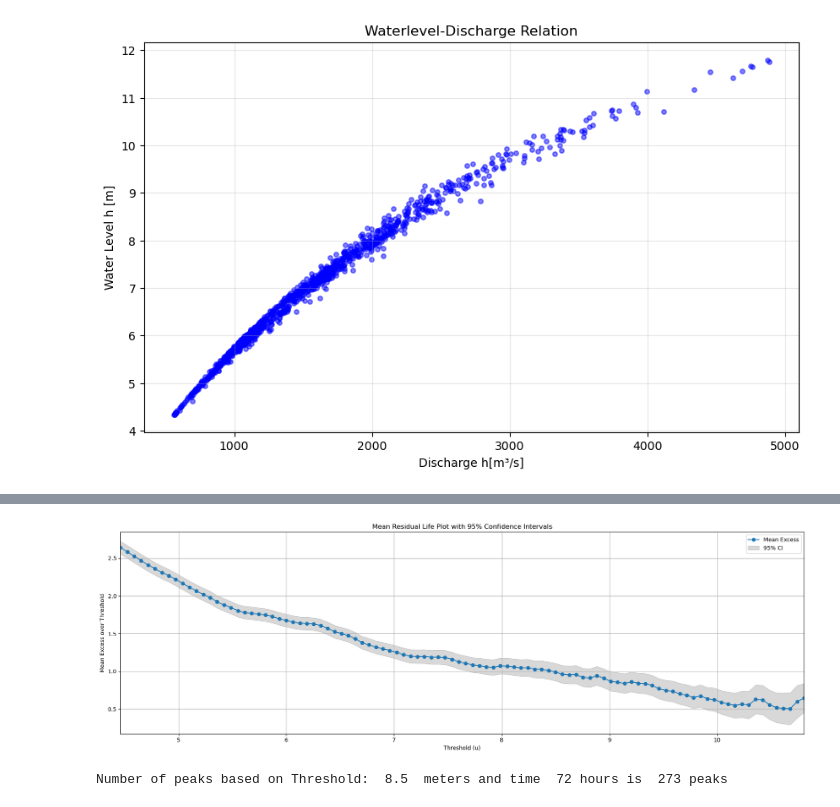
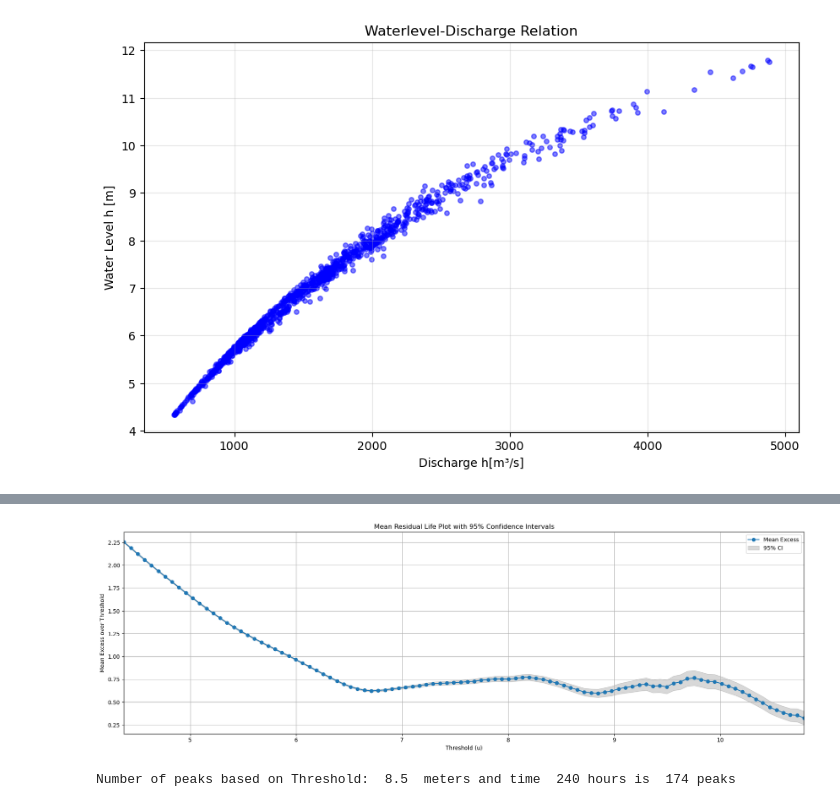
Before and after one commit to Loe-SS/MORE, a Jupyter notebook: EVA Discharge.ipynb, the cells around one changed output, grey strips where cells are left out. Saved outputs shown, nothing was run; the diff lists cells and outputs as text; code cells hidden in the pictures.

```diff
--- a/EVA Discharge.ipynb
+++ b/EVA Discharge.ipynb
@@ -286,13 +259,13 @@ ci_lower = []
 ci_upper = []
 
 for u in thresholds:
-    excess = h[h > u] - u
+    excess = h_sim[h_sim > u] - u
     n = len(excess)
     if n > 1:
         mean = excess.mean()
         std = excess.std(ddof=1)
         se = std / np.sqrt(n)
-        ci = 1.96 * se  # 95% confidence interval
+        ci = 1.96 * se
         mean_excess.append(mean)
         ci_lower.append(mean - ci)
         ci_upper.append(mean + ci)
@@ -302,34 +275,34 @@ for u in thresholds:
         ci_upper.append(np.nan)
     else:
         mean_excess.append(np.nan)
         ci_lower.append(np.nan)
         ci_upper.append(np.nan)
 
 thr = np.asarray(thresholds)
 me  = np.asarray(mean_excess)
 lo  = np.asarray(ci_lower)
 up  = np.asarray(ci_upper)
 
 
 
 fig, ax = plt.subplots(figsize=(18, 6))
 ax.plot(thr, me, marker='o', label='Mean Excess')
 ax.fill_between(thr, lo, up, color='gray', alpha=0.3, label='95% CI')
 
 
 finite = np.isfinite(me)
 ax.set_xlim(thr[finite].min(), thr[finite].max())
 ax.set_xmargin(0)
 
 ax.set_xlabel('Threshold (u)')
 ax.set_ylabel('Mean Excess over Threshold')
 ax.set_title('Mean Residual Life Plot with 95% Confidence Intervals')
 ax.legend()
 ax.grid(True)
 plt.tight_layout()
 plt.show()
 # %% [output]
-[figure, old version]
+[figure, new version]
 # %%
 def pot_method(series, threshold, min_sep_samples):
     """
@@ -339,7 +312,6 @@ def pot_method(series, threshold, min_sep_samples):
     threshold: float (min peak height)
     min_sep_samples: int (min separation in samples; e.g., 24h @ 3-hourly -> 8)
     """
-    # ensure 1D array for peak finding
     if isinstance(series, pd.Series):
         y = series.to_numpy()
     else:
@@ -348,18 +320,16 @@ def pot_method(series, threshold, min_sep_samples):
     distance = max(1, int(min_sep_samples))
     idx_pos, props = find_peaks(y, height=threshold, distance=distance)
 
-    # return peaks with the original index if it's a Series
     if isinstance(series, pd.Series):
-        peaks = series.iloc[idx_pos]  # <-- positional selection, not .loc
+        peaks = series.iloc[idx_pos]
     else:
         peaks = pd.Series(y[idx_pos], index=idx_pos)
 
     return idx_pos, peaks
 
-threshold = 8.5 # TODO realistische threshold waarde
+threshold = 8.5 # in meters
 
-dtime_hours = 72 # TODO
-dtime = dtime_hours // 24
+d_time = 10 # in days
 
 tare = threshold
 
@@ -368,7 +338,7 @@ indices,pot_maxima = pot_method(h_sim, threshold, dtime)
 kmax = len(pot_maxima)
 print("Number of peaks based on Threshold: ",threshold," meters and time ",dtime_hours, "hours is ",kmax, "peaks")
 # %% [output]
-Number of peaks based on Threshold:  8.5  meters and time  72 hours is  273 peaks
+Number of peaks based on Threshold:  8.5  meters and time  240 hours is  174 peaks
 # %%
 fig, ax = plt.subplots(figsize=(18, 6))
 
```
Also changed, not shown: parts of 20 cells of this notebook.
